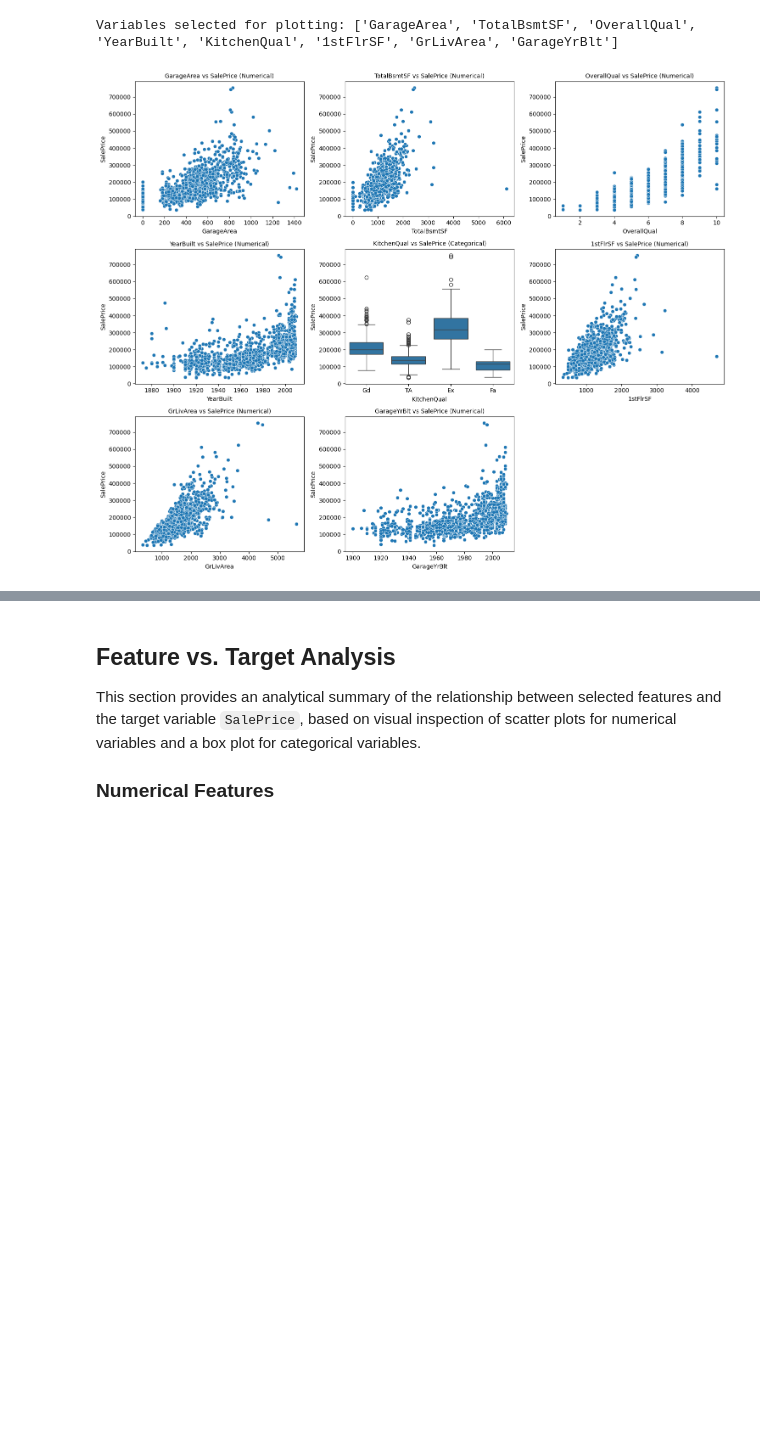
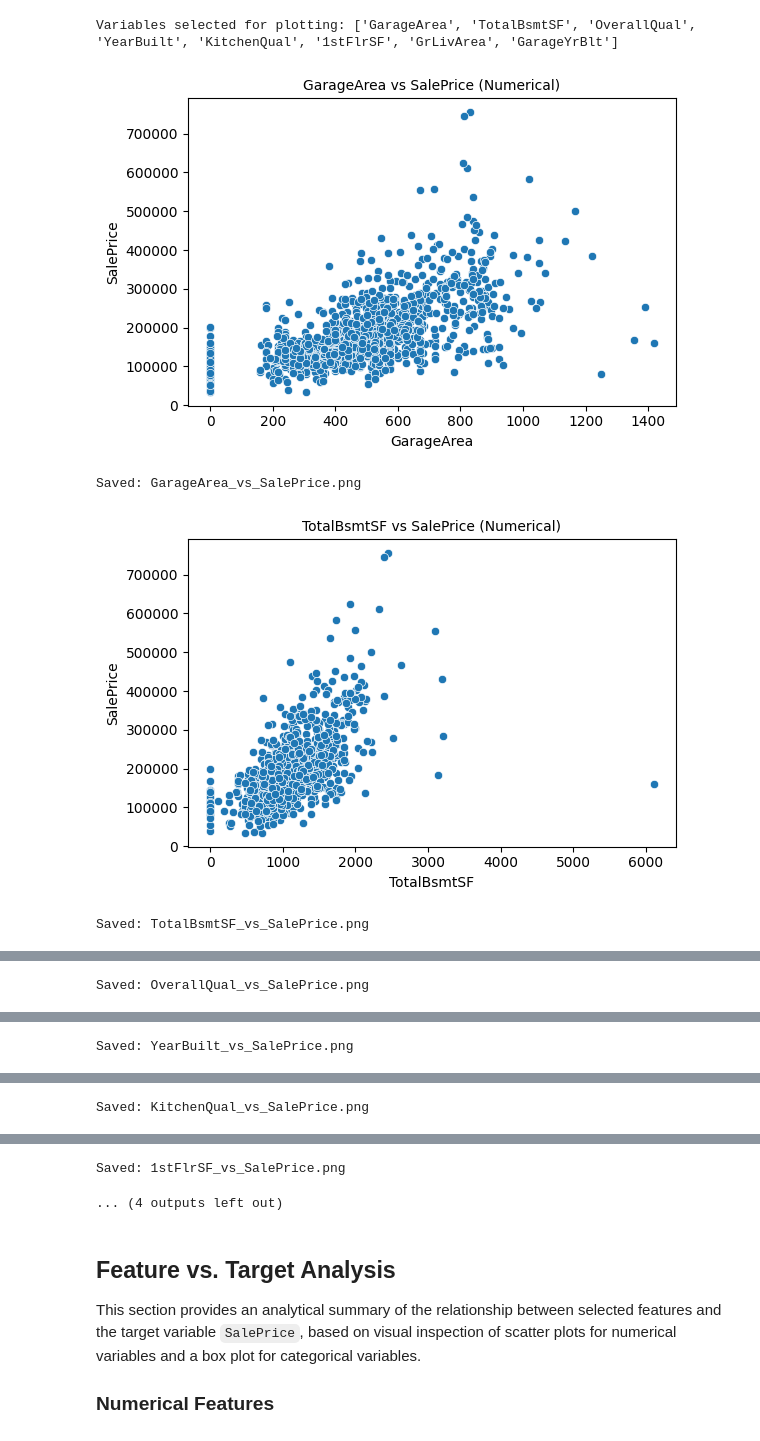
Before and after one commit to allaafaham/house-price-prediction, a Jupyter notebook: notebooks/2-data-exploration.ipynb, the cells around one changed output, grey strips where cells are left out. Saved outputs shown, nothing was run; the diff lists cells and outputs as text; code cells hidden in the pictures; blank space fills up the shorter version.

```diff
--- a/notebooks/2-data-exploration.ipynb
+++ b/notebooks/2-data-exploration.ipynb
@@ -165,26 +168,35 @@ Variables selected for plotting: ['GarageArea', 'TotalBsmtSF', 'OverallQual', 'Y
 import matplotlib.pyplot as plt
 import seaborn as sns
 import pandas as pd
-import math
+import os
 
-def plot_important_vars(df, variables, target='SalePrice', plots_per_row=3):
-    total_vars = len(variables)
-    n_rows = math.ceil(total_vars / plots_per_row)
-
-    plt.figure(figsize=(plots_per_row * 5, n_rows * 4))
-
-    for idx, var in enumerate(variables):
-        plt.subplot(n_rows, plots_per_row, idx + 1)
-        if pd.api.types.is_numeric_dtype(df[var]):
-            sns.scatterplot(data=df, x=var, y=target)
-            plt.title(f'{var} vs {target} (Numerical)', fontsize=10)
-        else:
-            sns.boxplot(data=df, x=var, y=target)
-            plt.title(f'{var} vs {target} (Categorical)', fontsize=10)
-        plt.tight_layout()
-
-    plt.show()
+def plot_important_vars_and_save(df, variables, target='SalePrice', output_dir='outputs/eda_images'):
+    os.makedirs(output_dir, exist_ok=True)
+    for var in variables:
+        if var not in df.columns:
+            print(f"Warning: {var} not in DataFrame columns, skipping.")
+            continue
+        plt.figure(figsize=(6, 4))
+        try:
+            if pd.api.types.is_numeric_dtype(df[var]):
+                sns.scatterplot(data=df, x=var, y=target)
+                plt.title(f'{var} vs {target} (Numerical)', fontsize=10)
+            else:
+                sns.boxplot(data=df, x=var, y=target)
+                plt.title(f'{var} vs {target} (Categorical)', fontsize=10)
+            plt.tight_layout()
+            filename = f"{var}_vs_{target}.png".replace('/', '_')
+            plt.savefig(os.path.join(output_dir, filename), bbox_inches="tight")
+            plt.show()  # <-- This will display the plot in the notebook
+            print(f"Saved: {filename}")
+        except Exception as e:
+            print(f"Error plotting {var}: {e}")
+        finally:
+            plt.close()
 # %%
-plot_important_vars(df, important_vars)
+plot_important_vars_and_save(df, important_vars)
 # %% [output]
-[figure, old version]
+[figure, new version]
+Saved: GarageArea_vs_SalePrice.png
+[figure, added]
+Saved: TotalBsmtSF_vs_SalePrice.png
@@ -190,0 +204 @@ plot_important_vars(df, important_vars)
+Saved: OverallQual_vs_SalePrice.png
@@ -190,0 +206 @@ plot_important_vars(df, important_vars)
+Saved: YearBuilt_vs_SalePrice.png
@@ -190,0 +208 @@ plot_important_vars(df, important_vars)
+Saved: KitchenQual_vs_SalePrice.png
@@ -191,3 +210,5 @@ plot_important_vars(df, important_vars)
+Saved: 1stFlrSF_vs_SalePrice.png
+... (4 outputs left out)
 # %% [markdown]
 ## Feature vs. Target Analysis
 
```
Also changed, not shown: parts of 3 cells of this notebook, 16 other files.
